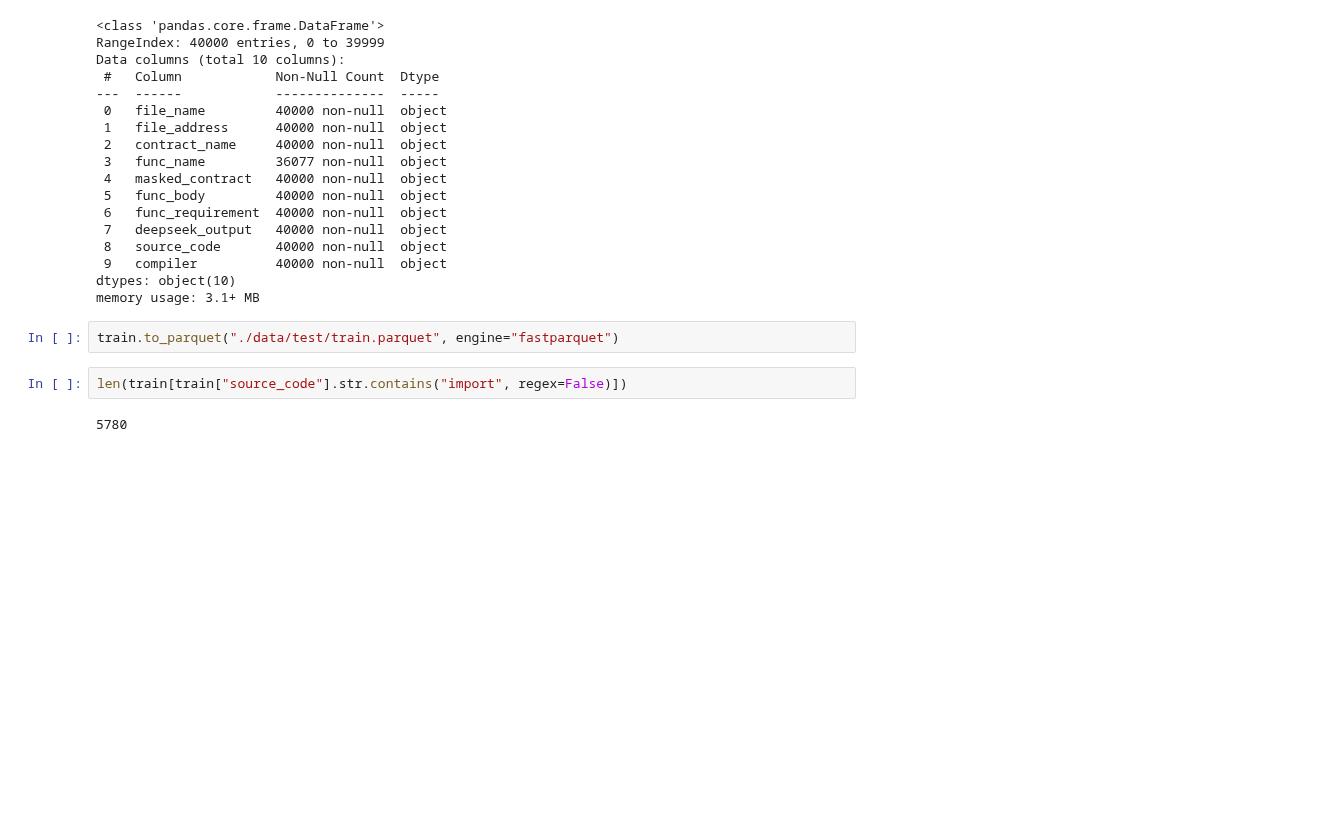
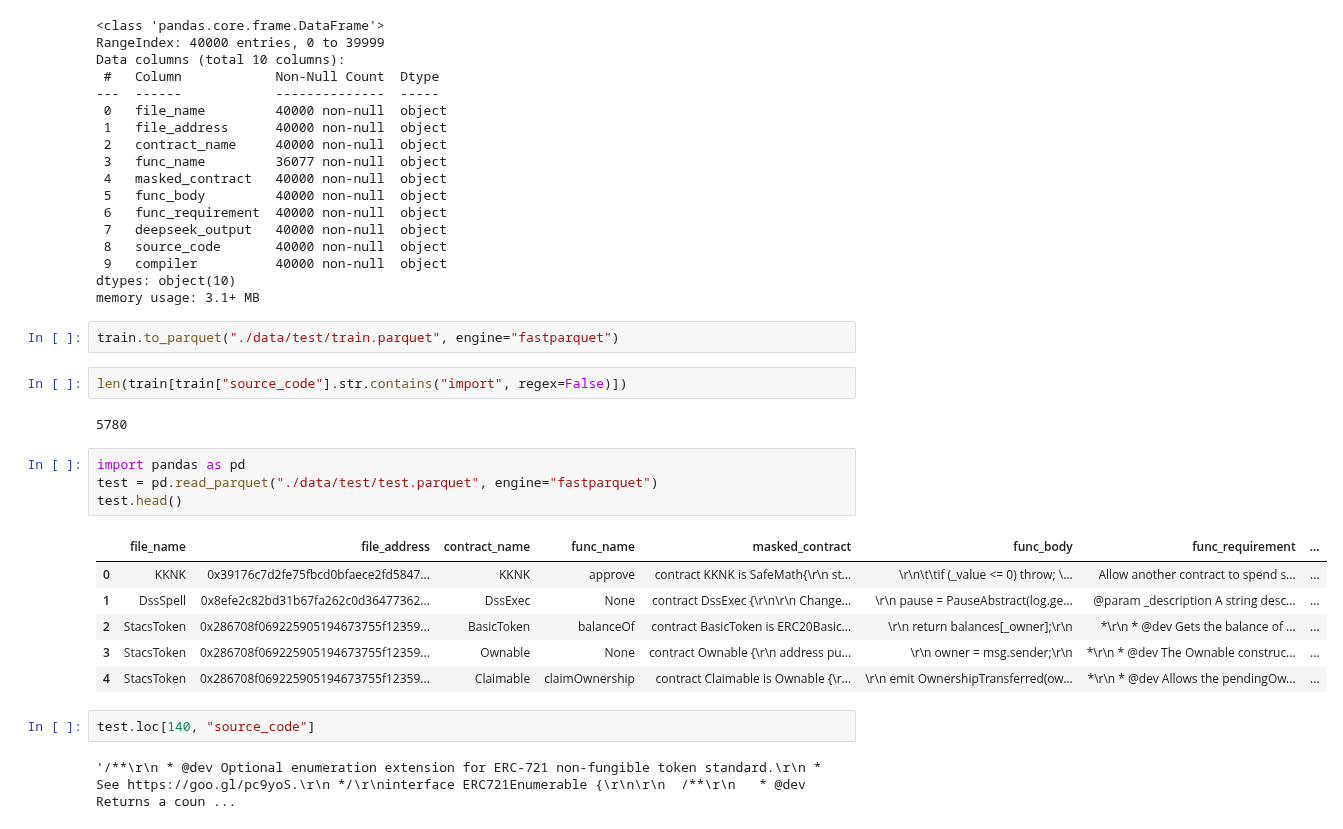
Before and after one commit to echodrift/code-generation, a Jupyter notebook: codegen.ipynb, the cells around one changed output. Cells and saved outputs as stored; diff of their text form; blank space fills up the shorter version.

```diff
--- a/codegen.ipynb
+++ b/codegen.ipynb
@@ -410,3 +410,18 @@ train.to_parquet("./data/test/train.parquet", engine="fastparquet")
 len(train[train["source_code"].str.contains("import", regex=False)])
 # %% [output]
 5780
+# %%
+import pandas as pd
+test = pd.read_parquet("./data/test/test.parquet", engine="fastparquet")
+test.head()
+# %% [output]
+|  | file_name | file_address | contract_name | func_name | masked_contract | func_body | func_requirement | ... |
+| 0 | KKNK | 0x39176c7d2fe75fbcd0bfaece2fd5847... | KKNK | approve | contract KKNK is SafeMath{\r\n st... | \r\n\t\tif (_value <= 0) throw; \... | Allow another contract to spend s... | ... |
+| 1 | DssSpell | 0x8efe2c82bd31b67fa262c0d36477362... | DssExec | None | contract DssExec {\r\n\r\n Change... | \r\n pause = PauseAbstract(log.ge... | @param _description A string desc... | ... |
+| 2 | StacsToken | 0x286708f069225905194673755f12359... | BasicToken | balanceOf | contract BasicToken is ERC20Basic... | \r\n return balances[_owner];\r\n | *\r\n * @dev Gets the balance of ... | ... |
+| 3 | StacsToken | 0x286708f069225905194673755f12359... | Ownable | None | contract Ownable {\r\n address pu... | \r\n owner = msg.sender;\r\n | *\r\n * @dev The Ownable construc... | ... |
+| 4 | StacsToken | 0x286708f069225905194673755f12359... | Claimable | claimOwnership | contract Claimable is Ownable {\r... | \r\n emit OwnershipTransferred(ow... | *\r\n * @dev Allows the pendingOw... | ... |
+# %%
+test.loc[140, "source_code"]
+# %% [output]
+'/**\r\n * @dev Optional enumeration extension for ERC-721 non-fungible token standard.\r\n * See https://goo.gl/pc9yoS.\r\n */\r\ninterface ERC721Enumerable {\r\n\r\n  /**\r\n   * @dev Returns a coun ...
```
Also changed, not shown: parts of 5 cells of this notebook, 4 other files.
